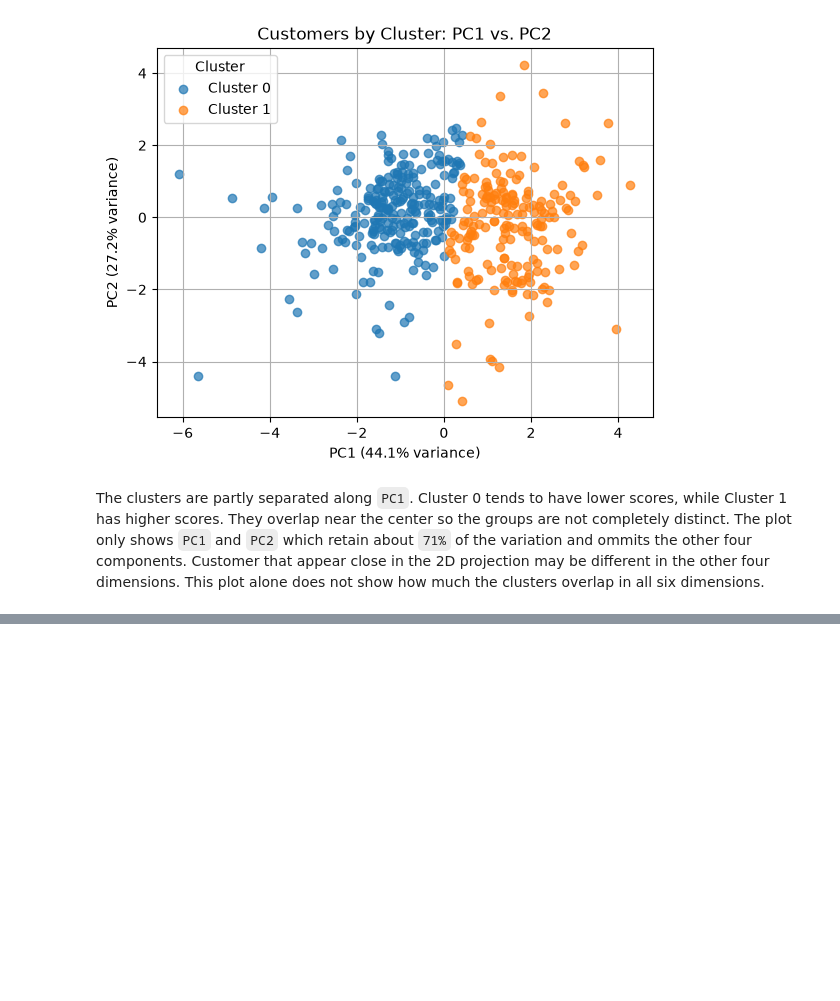
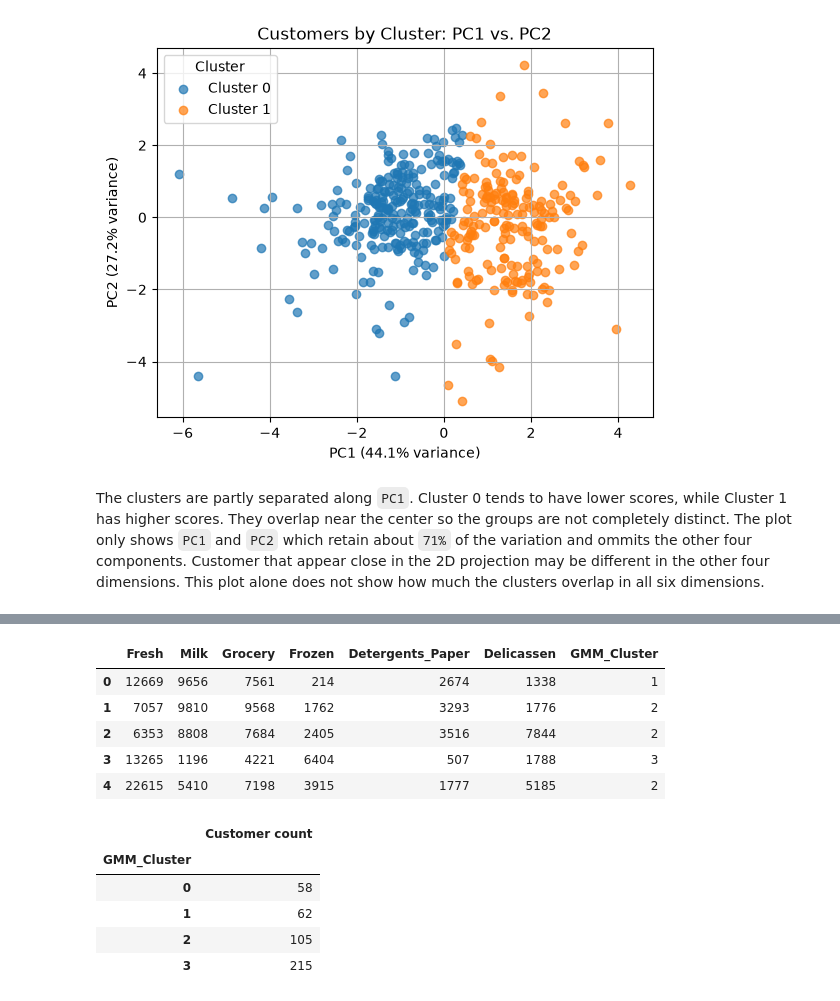
Before and after one commit to codettlaff/CPTS_575, a Jupyter notebook: assignment5/assignment5.ipynb, the cells around one changed output, grey strips where cells are left out. Drawn from its saved outputs; the diff is of its cells as text; code cells hidden in the pictures; blank space fills up the shorter version.

```diff
--- a/assignment5/assignment5.ipynb
+++ b/assignment5/assignment5.ipynb
@@ -296,0 +302,24 @@ For multidimensional data, each component has a mean vector and a covariance mat
+# %%
+
+gmm_results = []
+
+for n_components in range(2, 7):
+    gmm = GaussianMixture(
+        n_components=n_components,
+        covariance_type="full",
+        n_init=5,
+        max_iter=300,
+        reg_covar=1e-6,
+        random_state=42
+    )
+    gmm.fit(X_scaled)
+
+    gmm_results.append({
+        "Components": n_components,
+        "BIC": gmm.bic(X_scaled),
+        "Converged": gmm.converged_,
+        "Iterations": gmm.n_iter_
+    })
+
+gmm_table = pd.DataFrame(gmm_results)
+display(gmm_table)
@@ -296,0 +339,29 @@ For multidimensional data, each component has a mean vector and a covariance mat
+# %%
+# Fit a 4-component GMM and assign each customer to the component with the highest membership probability.
+gmm_4 = GaussianMixture(
+    n_components=4,
+    covariance_type="full",
+    n_init=5,
+    max_iter=300,
+    reg_covar=1e-6,
+    random_state=42)
+gmm_4.fit(X_scaled)
+
+gmm_labels = gmm_4.predict(X_scaled)
+X_gmm_clustered = X.assign(GMM_Cluster=gmm_labels)
+
+display(X_gmm_clustered.head())
+display(X_gmm_clustered["GMM_Cluster"].value_counts().sort_index().to_frame("Customer count"))
+# %% [output]
+|  | Fresh | Milk | Grocery | Frozen | Detergents_Paper | Delicassen | GMM_Cluster |
+| 0 | 12669 | 9656 | 7561 | 214 | 2674 | 1338 | 1 |
+| 1 | 7057 | 9810 | 9568 | 1762 | 3293 | 1776 | 2 |
+| 2 | 6353 | 8808 | 7684 | 2405 | 3516 | 7844 | 2 |
+| 3 | 13265 | 1196 | 4221 | 6404 | 507 | 1788 | 3 |
+| 4 | 22615 | 5410 | 7198 | 3915 | 1777 | 5185 | 2 |
+|  | Customer count |
+| GMM_Cluster |  |
+| 0 | 58 |
+| 1 | 62 |
+| 2 | 105 |
+| 3 | 215 |
```
Also changed, not shown: parts of 12 cells of this notebook.
